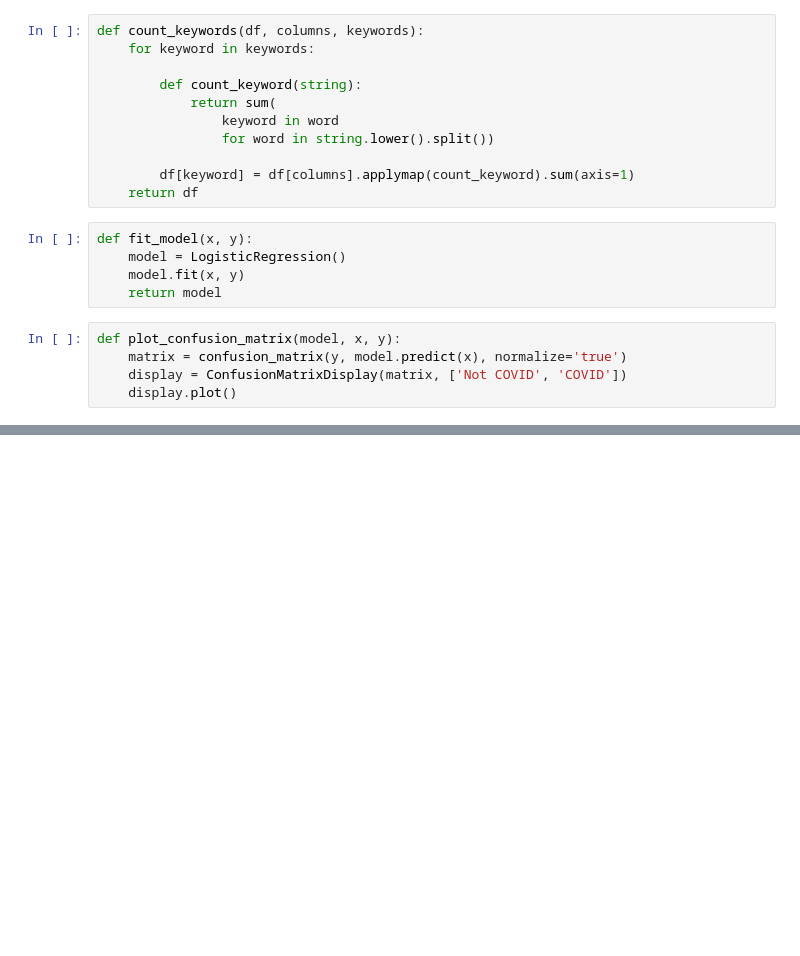
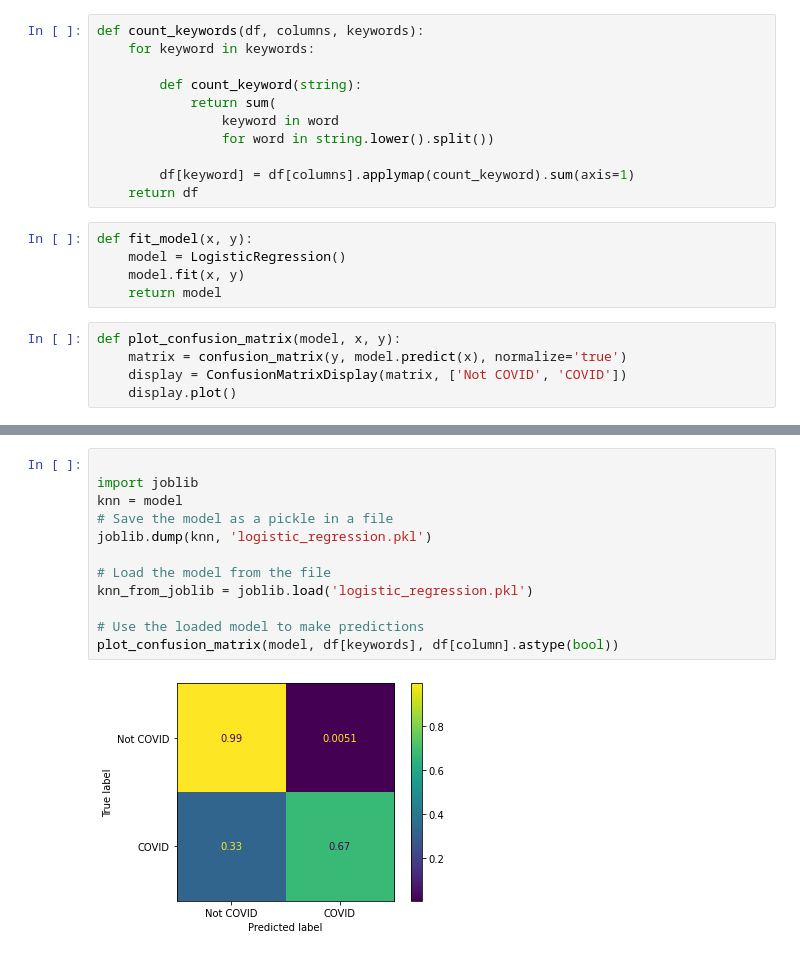
Before and after one commit to dylanbinley/coronavirus-map, a Jupyter notebook: example_code/logistic-regression.ipynb, the cells around one changed output, grey strips where cells are left out. Cells and saved outputs as stored; diff of their text form; blank space fills up the shorter version.

```diff
--- a/example_code/logistic-regression.ipynb
+++ b/example_code/logistic-regression.ipynb
@@ -96,0 +139,14 @@ plot_confusion_matrix(model, df[keywords], df[column].astype(bool))
+# %%
+
+import joblib
+knn = model
+# Save the model as a pickle in a file
+joblib.dump(knn, 'logistic_regression.pkl')
+
+# Load the model from the file
+knn_from_joblib = joblib.load('logistic_regression.pkl')
+
+# Use the loaded model to make predictions
+plot_confusion_matrix(model, df[keywords], df[column].astype(bool))
+# %% [output]
+[figure, added]
```
Also changed, not shown: parts of 10 cells of this notebook, 3 other files.
